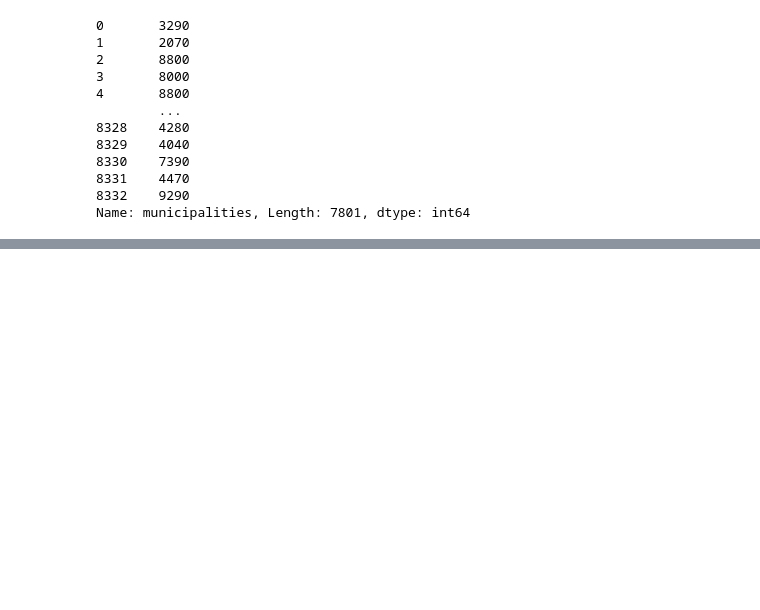
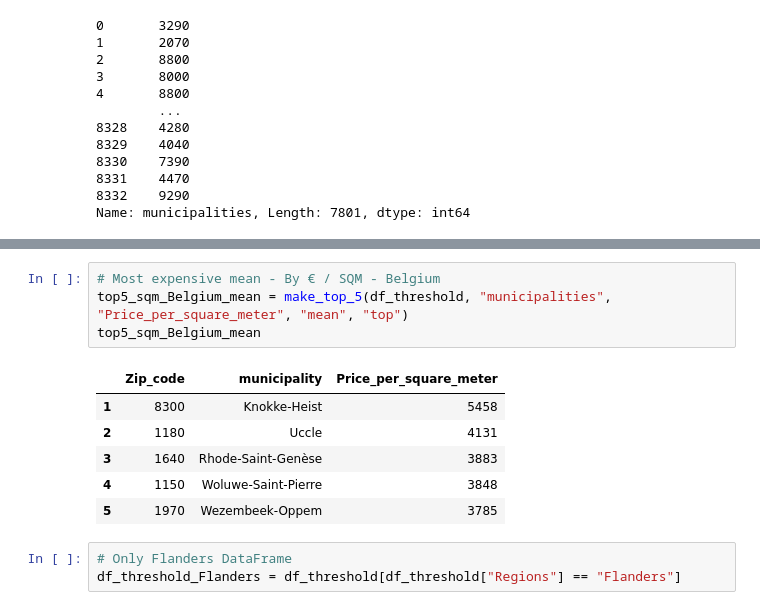
Before and after one commit to matthew-samyn/challenge-data-analysis, a Jupyter notebook: Analysis_by_region.ipynb, the cells around one changed output, grey strips where cells are left out. Cells and saved outputs as stored; diff of their text form; blank space fills up the shorter version.

Commit message:
"Data plot-ready"

```diff
--- a/Analysis_by_region.ipynb
+++ b/Analysis_by_region.ipynb
@@ -162,0 +132,14 @@ TypeError: Series.name must be a hashable type
+# %%
+# Most expensive mean - By € / SQM - Belgium
+top5_sqm_Belgium_mean = make_top_5(df_threshold, "municipalities", "Price_per_square_meter", "mean", "top")
+top5_sqm_Belgium_mean
+# %% [output]
+|  | Zip_code | municipality | Price_per_square_meter |
+| 1 | 8300 | Knokke-Heist | 5458 |
+| 2 | 1180 | Uccle | 4131 |
+| 3 | 1640 | Rhode-Saint-Genèse | 3883 |
+| 4 | 1150 | Woluwe-Saint-Pierre | 3848 |
+| 5 | 1970 | Wezembeek-Oppem | 3785 |
+# %%
+# Only Flanders DataFrame
+df_threshold_Flanders = df_threshold[df_threshold["Regions"] == "Flanders"]
```
Also changed, not shown: parts of 24 cells of this notebook, 1 other file.
